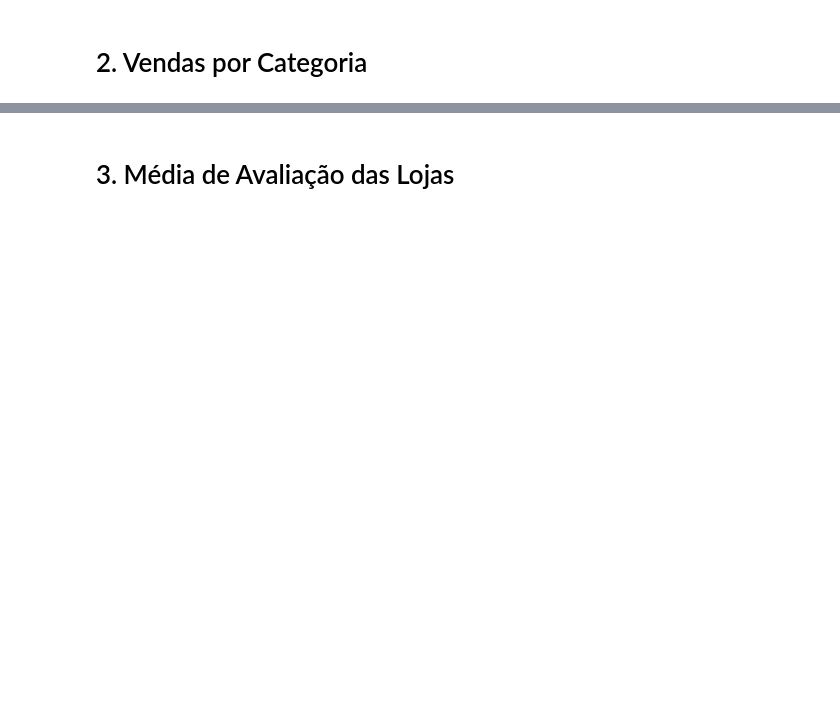
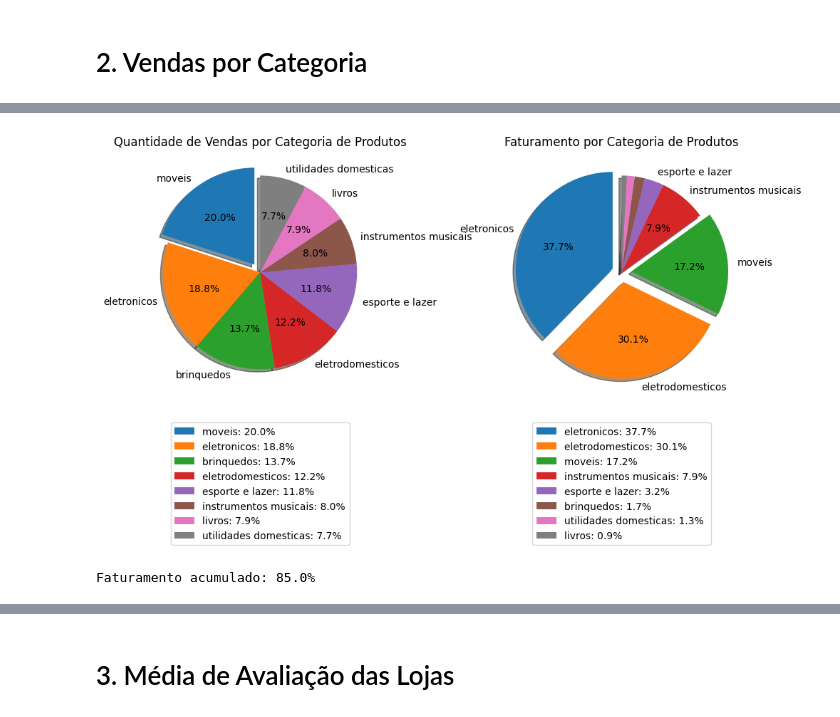
Before and after one commit to mauricioaalmeida/-challenge1-data-science-, a Jupyter notebook: AluraStoreBr.ipynb, the cells around one changed output, grey strips where cells are left out. Drawn from its saved outputs; the diff is of its cells as text; code cells hidden in the pictures; blank space fills up the shorter version.

```diff
--- a/AluraStoreBr.ipynb
+++ b/AluraStoreBr.ipynb
@@ -143,2 +232,7 @@ plt.show()
 # %% [markdown]
 # 2. Vendas por Categoria
+# %%
+# Agrupando por categoria e Faturamento
+cat_fat = lojas.groupby('Categoria do Produto')['Preço'].sum()
+cat_fat = cat_fat.sort_values(ascending=False)
+cat_fat
@@ -144,0 +251,5 @@ plt.show()
+# %%
+# Agrupando por categoria e quantidade de vendas
+cat_vendas = lojas.groupby('Categoria do Produto')['Preço'].count()
+cat_vendas = cat_vendas.sort_values(ascending=False)
+cat_vendas
@@ -144,0 +268,37 @@ plt.show()
+# %%
+# Função para mostrar apenas percentuais maiores que 7%
+def autopct_func(pct):
+    return '%1.1f%%' % pct if pct > 7 else ''
+
+fig, (ax1, ax2) = plt.subplots(1, 2, figsize=(12, 5))
+num_categorias = len(cat_fat)
+explode1 = (0.1,) + (0,) * (num_categorias - 1)
+explode2 = (0.1,) + (0.1,) + (0.1,) + (0,) * (num_categorias - 3)
+
+
+cat_vendas.plot(kind='pie', ax=ax1, autopct='%1.1f%%', explode=explode1, startangle=90, shadow=True)
+ax1.legend(labels=[f'{cat}: {val/sum(cat_vendas)*100:.1f}%'
+                   for cat, val in zip(cat_vendas.index, cat_vendas)],
+                    loc='upper center', bbox_to_anchor=(0.5, -0.1))
+ax1.set_title('Quantidade de Vendas por Categoria de Produtos')
+ax1.set_ylabel('')
+
+# Criar uma lista de rótulos onde categorias menores terão rótulo vazio
+limite_percentual = 3
+total = sum(cat_fat)
+labels = [cat if (val/total*100) > limite_percentual else '' for cat, val in zip(cat_fat.index, cat_fat)]
+cat_fat.plot(kind='pie', ax=ax2, autopct=autopct_func, explode=explode2, startangle=90, shadow=True, labels=labels)
+ax2.legend(labels=[f'{cat}: {val/sum(cat_fat)*100:.1f}%'
+                   for cat, val in zip(cat_fat.index, cat_fat)],
+                    loc='upper center', bbox_to_anchor=(0.5, -0.1))
+ax2.set_title('Faturamento por Categoria de Produtos')
+ax2.set_ylabel('')
+plt.subplots_adjust(bottom=0.2)
+plt.show()
+# %% [output]
+[figure, added]
+# %%
+fat_acum = sum([cat_fat['eletronicos'],cat_fat['eletrodomesticos'],cat_fat['moveis']])
+print(f'Faturamento acumulado: {fat_acum /sum(cat_fat)*100:.1f}%')
+# %% [output]
+Faturamento acumulado: 85.0%
```
Also changed, not shown: parts of 45 cells of this notebook.
